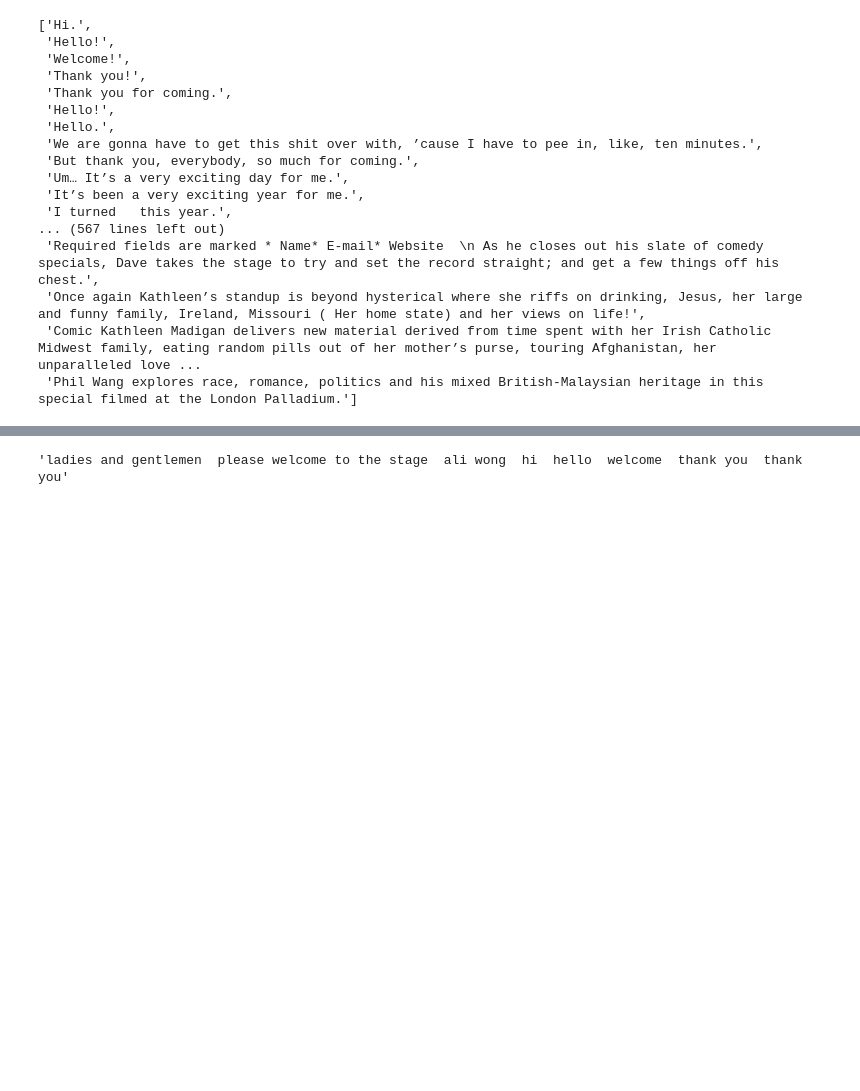
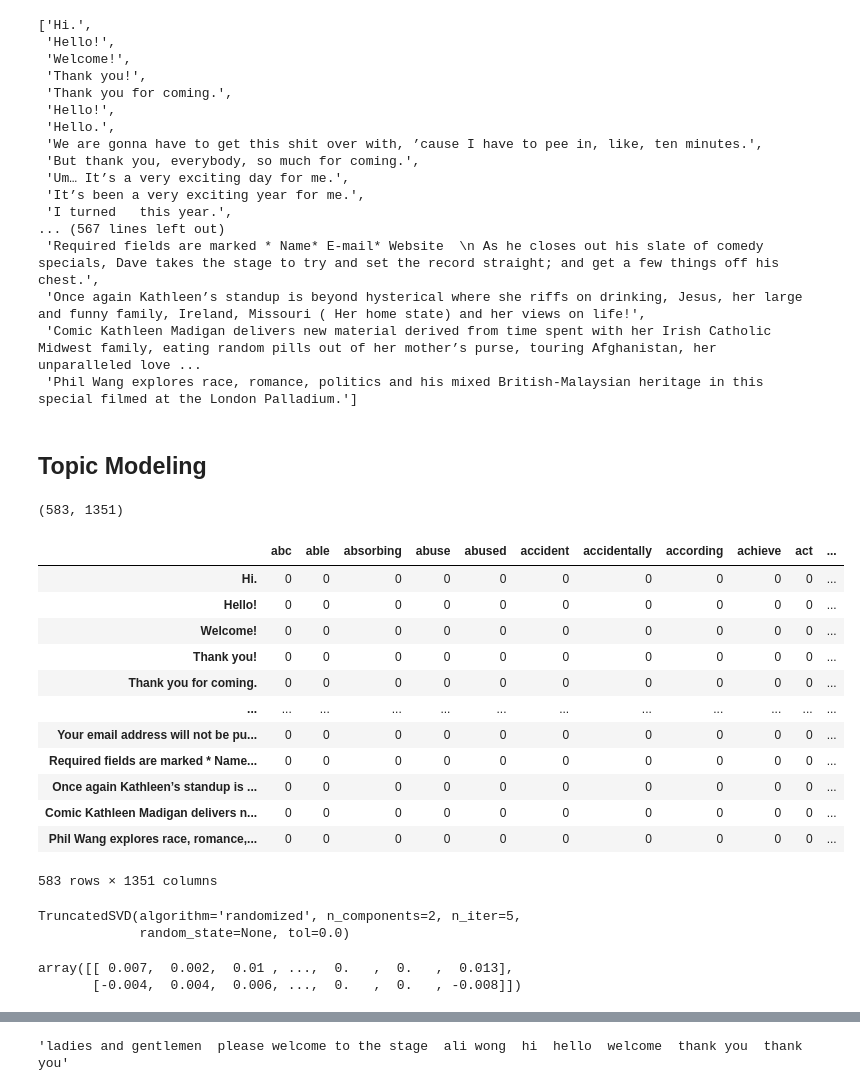
Before and after one commit to wendy2163/metis, a Jupyter notebook: NLP.ipynb, the cells around one changed output, grey strips where cells are left out. Saved outputs shown, nothing was run; the diff lists cells and outputs as text; code cells hidden in the pictures; blank space fills up the shorter version.

Commit message:
Add files via upload
lsa - sentence

```diff
--- a/NLP.ipynb
+++ b/NLP.ipynb
@@ -194,0 +193,38 @@ sentences
+# %% [markdown]
+## Topic Modeling
+# %%
+vectorizer = CountVectorizer(stop_words='english')
+doc_term = vectorizer.fit_transform(sentences)
+doc_term.shape
+# %% [output]
+(583, 1351)
+# %%
+doc_term_df = pd.DataFrame(doc_term.toarray(), index=sentences, columns=vectorizer.get_feature_names())
+doc_term_df
+# %% [output]
+|  | abc | able | absorbing | abuse | abused | accident | accidentally | according | achieve | act | ... |
+| Hi. | 0 | 0 | 0 | 0 | 0 | 0 | 0 | 0 | 0 | 0 | ... |
+| Hello! | 0 | 0 | 0 | 0 | 0 | 0 | 0 | 0 | 0 | 0 | ... |
+| Welcome! | 0 | 0 | 0 | 0 | 0 | 0 | 0 | 0 | 0 | 0 | ... |
+| Thank you! | 0 | 0 | 0 | 0 | 0 | 0 | 0 | 0 | 0 | 0 | ... |
+| Thank you for coming. | 0 | 0 | 0 | 0 | 0 | 0 | 0 | 0 | 0 | 0 | ... |
+| ... | ... | ... | ... | ... | ... | ... | ... | ... | ... | ... | ... |
+| Your email address will not be pu... | 0 | 0 | 0 | 0 | 0 | 0 | 0 | 0 | 0 | 0 | ... |
+| Required fields are marked * Name... | 0 | 0 | 0 | 0 | 0 | 0 | 0 | 0 | 0 | 0 | ... |
+| Once again Kathleen’s standup is ... | 0 | 0 | 0 | 0 | 0 | 0 | 0 | 0 | 0 | 0 | ... |
+| Comic Kathleen Madigan delivers n... | 0 | 0 | 0 | 0 | 0 | 0 | 0 | 0 | 0 | 0 | ... |
+| Phil Wang explores race, romance,... | 0 | 0 | 0 | 0 | 0 | 0 | 0 | 0 | 0 | 0 | ... |
+583 rows × 1351 columns
+# %%
+lsa = TruncatedSVD(2)
+lsa.fit(doc_term)
+lsa
+# %% [output]
+TruncatedSVD(algorithm='randomized', n_components=2, n_iter=5,
+             random_state=None, tol=0.0)
+# %%
+topic_term = lsa.components_.round(3)
+topic_term
+# %% [output]
+array([[ 0.007,  0.002,  0.01 , ...,  0.   ,  0.   ,  0.013],
+       [-0.004,  0.004,  0.006, ...,  0.   ,  0.   , -0.008]])
```
Also changed, not shown: parts of 18 cells of this notebook.
